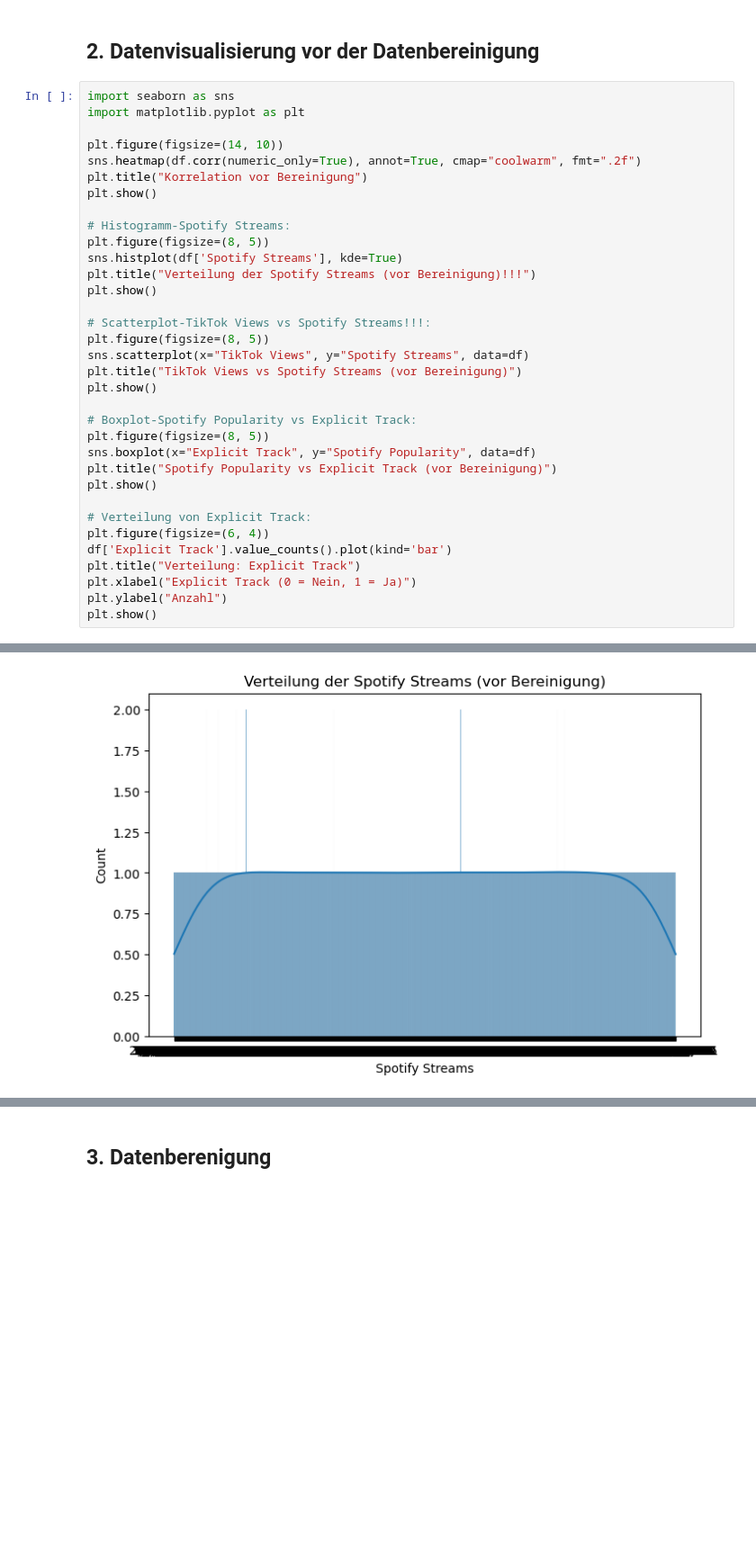
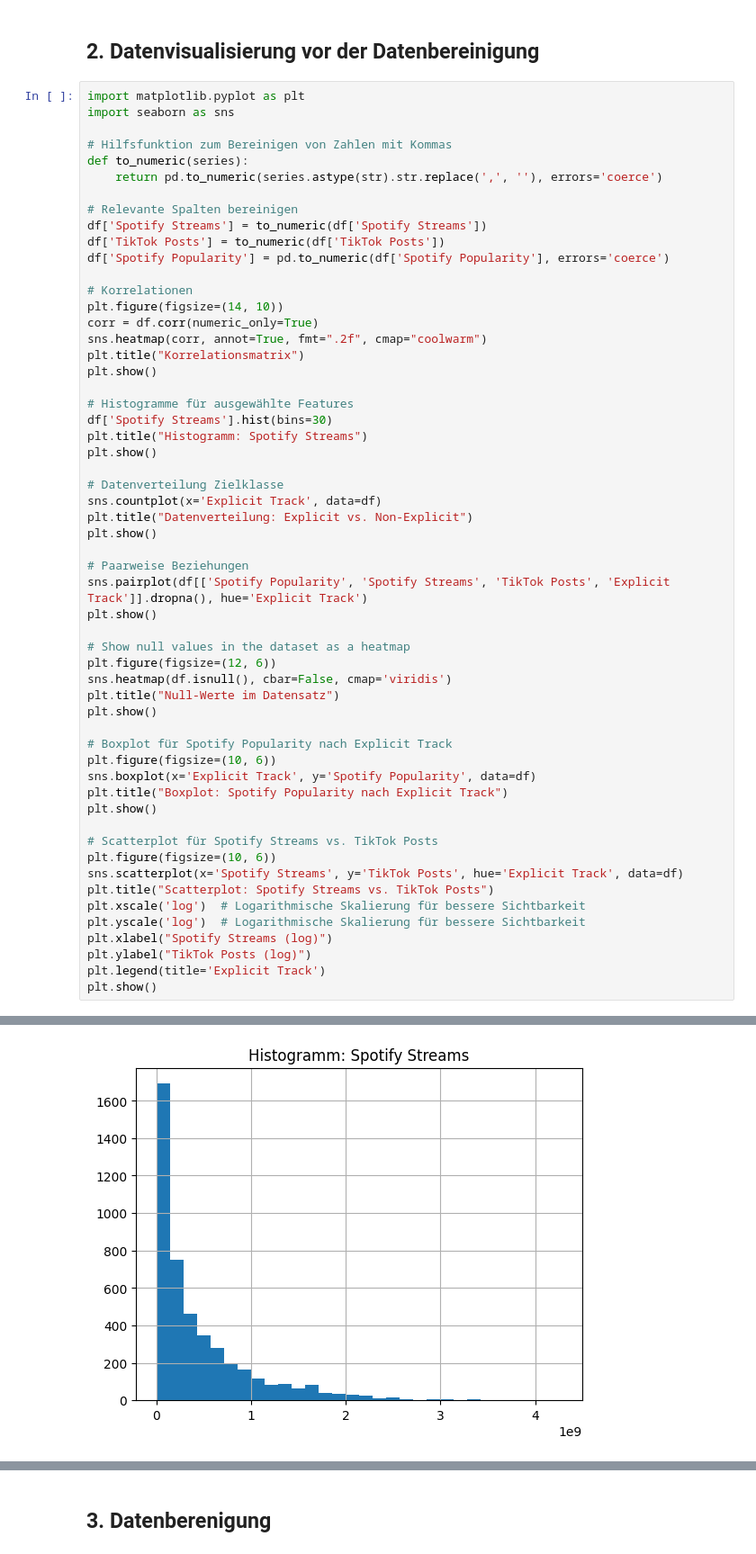
Before and after one commit to Biholari/HTL_Files, a Jupyter notebook: DSAI/4AHIF/Mini Projekt 2/main.ipynb, the cells around one changed output, grey strips where cells are left out. Shown at 90% size. Drawn from its saved outputs; the diff is of its cells as text; blank space fills up the shorter version.

```diff
--- a/DSAI/4AHIF/Mini Projekt 2/main.ipynb
+++ b/DSAI/4AHIF/Mini Projekt 2/main.ipynb
@@ -70,37 +104,59 @@ FileNotFoundError: [Errno 2] No such file or directory: 'MostStreamedSpotifySong
 # %% [markdown]
 ## 2. Datenvisualisierung vor der Datenbereinigung
 # %%
+import matplotlib.pyplot as plt
 import seaborn as sns
-import matplotlib.pyplot as plt
 
+# Hilfsfunktion zum Bereinigen von Zahlen mit Kommas
+def to_numeric(series):
+	return pd.to_numeric(series.astype(str).str.replace(',', ''), errors='coerce')
+
+# Relevante Spalten bereinigen
+df['Spotify Streams'] = to_numeric(df['Spotify Streams'])
+df['TikTok Posts'] = to_numeric(df['TikTok Posts'])
+df['Spotify Popularity'] = pd.to_numeric(df['Spotify Popularity'], errors='coerce')
+
+# Korrelationen
 plt.figure(figsize=(14, 10))
-sns.heatmap(df.corr(numeric_only=True), annot=True, cmap="coolwarm", fmt=".2f")
-plt.title("Korrelation vor Bereinigung")
+corr = df.corr(numeric_only=True)
+sns.heatmap(corr, annot=True, fmt=".2f", cmap="coolwarm")
+plt.title("Korrelationsmatrix")
 plt.show()
 
-# Histogramm-Spotify Streams:
-plt.figure(figsize=(8, 5))
-sns.histplot(df['Spotify Streams'], kde=True)
-plt.title("Verteilung der Spotify Streams (vor Bereinigung)!!!")
+# Histogramme für ausgewählte Features
+df['Spotify Streams'].hist(bins=30)
+plt.title("Histogramm: Spotify Streams")
 plt.show()
 
-# Scatterplot-TikTok Views vs Spotify Streams!!!:
-plt.figure(figsize=(8, 5))
-sns.scatterplot(x="TikTok Views", y="Spotify Streams", data=df)
-plt.title("TikTok Views vs Spotify Streams (vor Bereinigung)")
+# Datenverteilung Zielklasse
+sns.countplot(x='Explicit Track', data=df)
+plt.title("Datenverteilung: Explicit vs. Non-Explicit")
 plt.show()
 
-# Boxplot-Spotify Popularity vs Explicit Track:
-plt.figure(figsize=(8, 5))
-sns.boxplot(x="Explicit Track", y="Spotify Popularity", data=df)
-plt.title("Spotify Popularity vs Explicit Track (vor Bereinigung)")
+# Paarweise Beziehungen
+sns.pairplot(df[['Spotify Popularity', 'Spotify Streams', 'TikTok Posts', 'Explicit Track']].dropna(), hue='Explicit Track')
 plt.show()
 
-# Verteilung von Explicit Track:
-plt.figure(figsize=(6, 4))
-df['Explicit Track'].value_counts().plot(kind='bar')
-plt.title("Verteilung: Explicit Track")
-plt.xlabel("Explicit Track (0 = Nein, 1 = Ja)")
-plt.ylabel("Anzahl")
+# Show null values in the dataset as a heatmap
+plt.figure(figsize=(12, 6))
+sns.heatmap(df.isnull(), cbar=False, cmap='viridis')
+plt.title("Null-Werte im Datensatz")
 plt.show()
+
+# Boxplot für Spotify Popularity nach Explicit Track
+plt.figure(figsize=(10, 6))
+sns.boxplot(x='Explicit Track', y='Spotify Popularity', data=df)
+plt.title("Boxplot: Spotify Popularity nach Explicit Track")
+plt.show()
+
+# Scatterplot für Spotify Streams vs. TikTok Posts
+plt.figure(figsize=(10, 6))
+sns.scatterplot(x='Spotify Streams', y='TikTok Posts', hue='Explicit Track', data=df)
+plt.title("Scatterplot: Spotify Streams vs. TikTok Posts")
+plt.xscale('log')  # Logarithmische Skalierung für bessere Sichtbarkeit
+plt.yscale('log')  # Logarithmische Skalierung für bessere Sichtbarkeit
+plt.xlabel("Spotify Streams (log)")
+plt.ylabel("TikTok Posts (log)")
+plt.legend(title='Explicit Track')
+plt.show()
 # %% [output]
@@ -108 +164 @@ plt.show()
-[figure, old version]
+[figure, new version]
```
Also changed, not shown: parts of 7 cells of this notebook, 1 other file.
